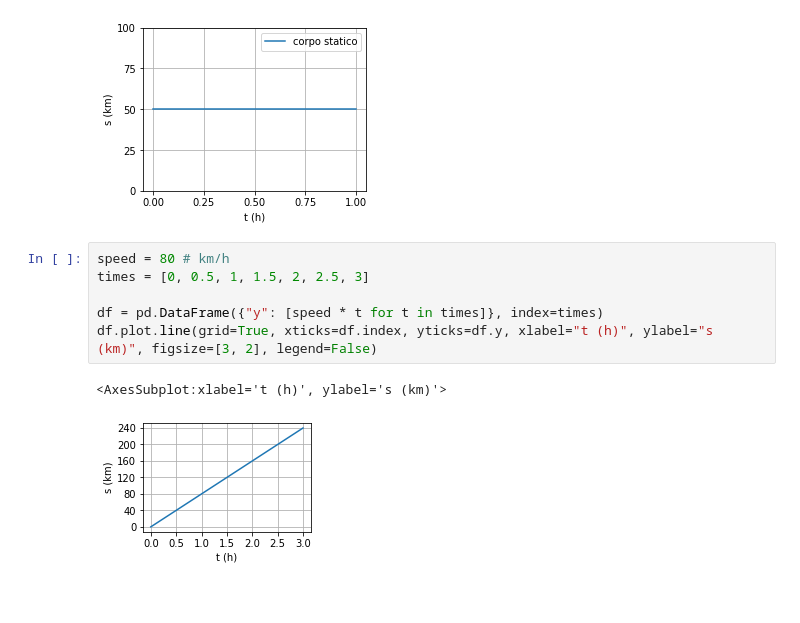
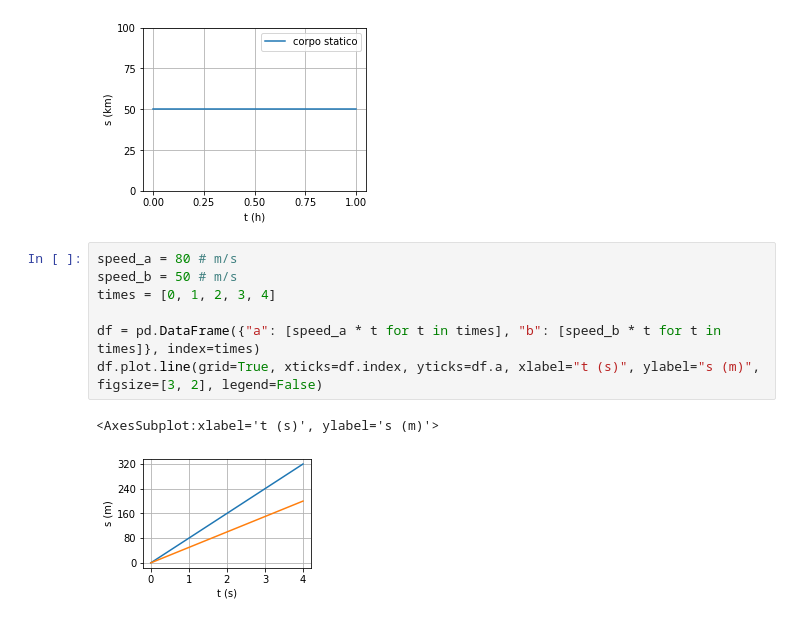
Before and after one commit to dennyb87/phoenomena, a Jupyter notebook: 3_forze_e_moto/esercizi/notebook.ipynb, the cells around one changed output. Saved outputs shown, nothing was run; the diff lists cells and outputs as text.

```diff
--- a/3_forze_e_moto/esercizi/notebook.ipynb
+++ b/3_forze_e_moto/esercizi/notebook.ipynb
@@ -37,11 +37,12 @@ df.plot.line(grid=True, xticks=df.index, yticks=[100 * h for h in hours], xlabel
 <AxesSubplot:xlabel='t (h)', ylabel='s (km)'>
 [figure]
 # %%
-speed = 80 # km/h
-times = [0, 0.5, 1, 1.5, 2, 2.5, 3]
+speed_a = 80 # m/s
+speed_b = 50 # m/s
+times = [0, 1, 2, 3, 4]
 
-df = pd.DataFrame({"y": [speed * t for t in times]}, index=times)
-df.plot.line(grid=True, xticks=df.index, yticks=df.y, xlabel="t (h)", ylabel="s (km)", figsize=[3, 2], legend=False)
+df = pd.DataFrame({"a": [speed_a * t for t in times], "b": [speed_b * t for t in times]}, index=times)
+df.plot.line(grid=True, xticks=df.index, yticks=df.a, xlabel="t (s)", ylabel="s (m)", figsize=[3, 2], legend=False)
 # %% [output]
-<AxesSubplot:xlabel='t (h)', ylabel='s (km)'>
+<AxesSubplot:xlabel='t (s)', ylabel='s (m)'>
-[figure, old version]
+[figure, new version]
```
Also changed, not shown: parts of 4 cells of this notebook, 1 other file.
